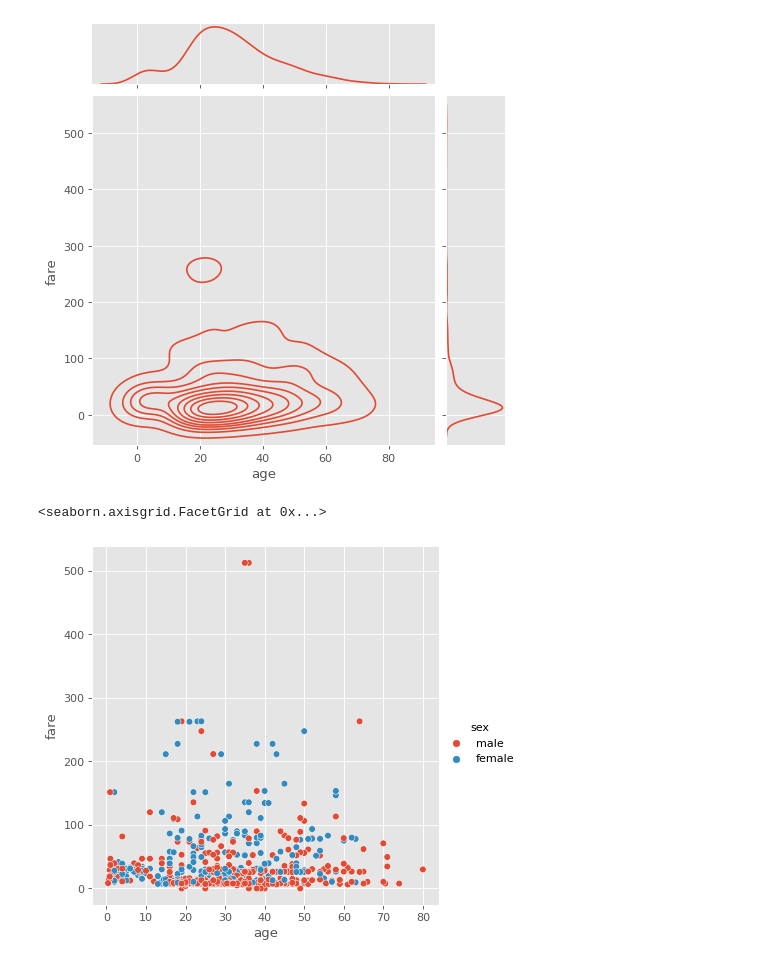
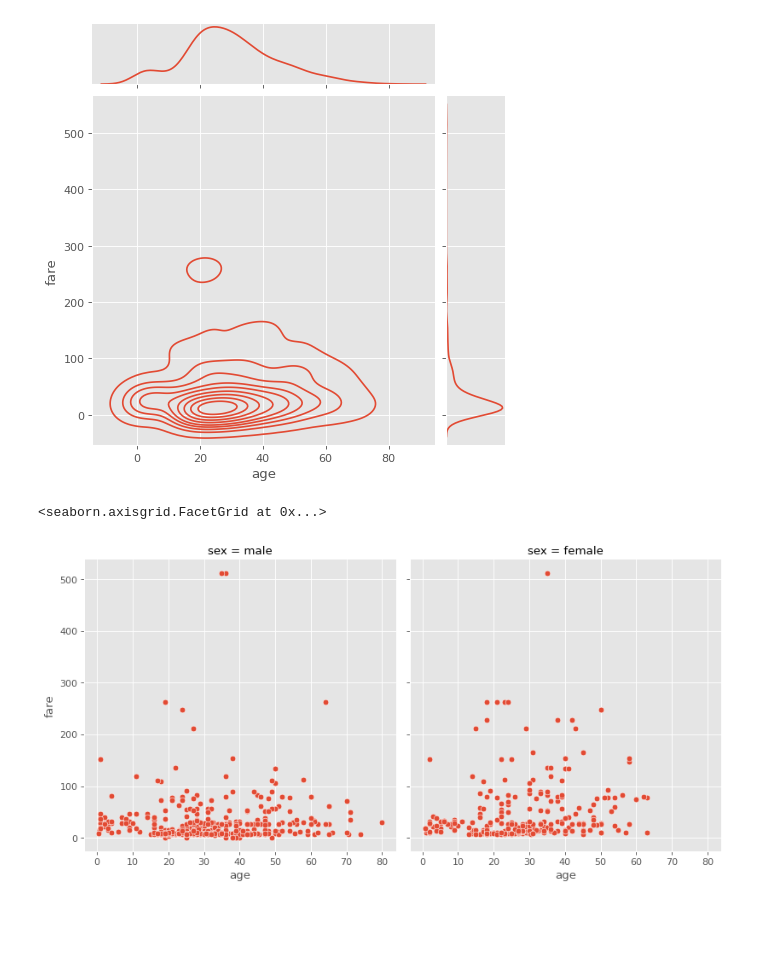
Before and after one commit to mainaliashish/data-science, a Jupyter notebook: EDA/titanic-dataset/eda-titanic.ipynb, the cells around one changed output. Drawn from its saved outputs; the diff is of its cells as text; code cells hidden in the pictures; blank space fills up the shorter version.

```diff
--- a/EDA/titanic-dataset/eda-titanic.ipynb
+++ b/EDA/titanic-dataset/eda-titanic.ipynb
@@ -7,8 +7,8 @@ import matplotlib.pyplot as plt
 import seaborn as sns
 %matplotlib inline
 # %%
-plt.rcParams['figure.figsize'] = (8,4)
-plt.rcParams['figure.dpi'] = 80
+# plt.rcParams['figure.figsize'] = (8,4)
+# plt.rcParams['figure.dpi'] = 80
 # %% [markdown]
 ## Load the dataset
 # %%
@@ -537,7 +537,7 @@ sns.jointplot(x='age', y='fare', data=titanic, kind='kde')
 <seaborn.axisgrid.JointGrid at 0x...>
 [figure]
 # %%
-sns.relplot(x='age', y='fare', data=titanic, hue='sex')
+sns.relplot(x='age', y='fare', data=titanic, col='sex')
 # %% [output]
 <seaborn.axisgrid.FacetGrid at 0x...>
-[figure, old version]
+[figure, new version]
```
Also changed, not shown: parts of 16 cells of this notebook.
